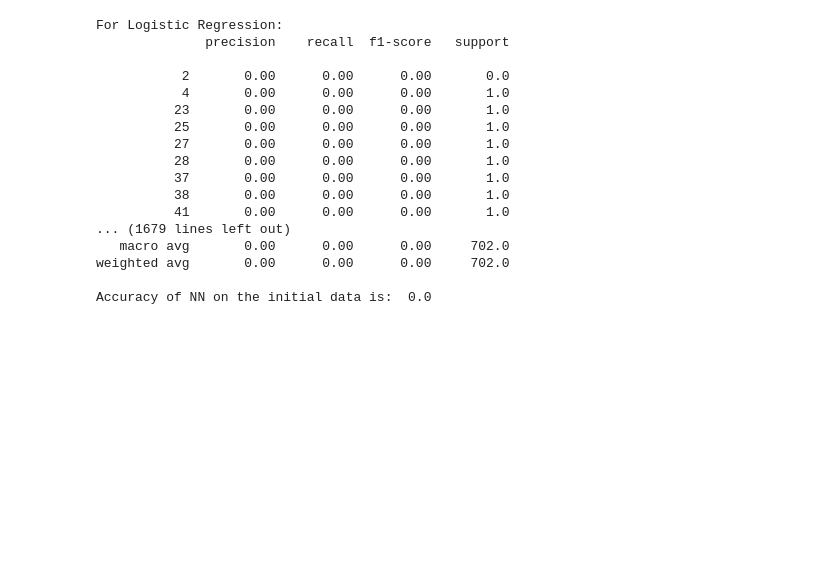
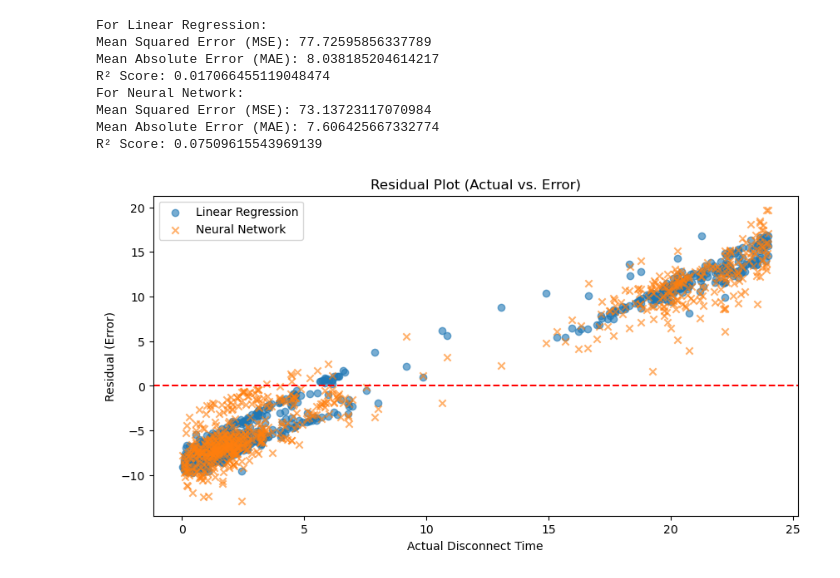
Before and after one commit to ThijsD-02/Machine-Learning-AI-Assignment-ME44312, a Jupyter notebook: Neural network.ipynb, the cells around one changed output. Cells and saved outputs as stored; diff of their text form; code cells hidden in the pictures; blank space fills up the shorter version.

Commit message:
Neural Networks Beun

```diff
--- a/Neural network.ipynb
+++ b/Neural network.ipynb
@@ -28,11 +28,6 @@ X = db[["connectionTime", "siteID", "spaceID"]].values
 X
 
 y = db['disconnectTime'].values
-#label encoding is done as model accepts only numeric values
-# so strings need to be converted into labels
-LE = preprocessing.LabelEncoder()
-LE.fit(y)
-y = LE.transform(y)
 y
 
 #splitting dataset into train, validation and test data
@@ -46,38 +41,50 @@ X_val = scaler.transform(X_val)
 X_test = scaler.transform(X_test)
 
 # Train Logistic Regression model
-train_logreg = LogisticRegression(random_state=0, max_iter=200).fit(X_train, y_train)
+train_linreg = LinearRegression().fit(X_train, y_train)
 
 # Train a Neural Network (MLPClassifier)
-train_nn = MLPClassifier(hidden_layer_sizes=(100,), activation='relu', solver='adam', max_iter=500, random_state=0)
+train_nn = MLPRegressor(hidden_layer_sizes=(100,), activation='relu', max_iter=1000, random_state=0)
 train_nn.fit(X_train, y_train)
 
 # Predictions for Logistic Regression
-pred_logreg = train_logreg.predict(X_val)
-print("For Logistic Regression: ")
-print(classification_report(y_val, pred_logreg))
-print("Accuracy of logistic regression on the initial data is: ", accuracy_score(y_val, pred_logreg))
+pred_linreg = train_linreg.predict(X_val)
+print("For Linear Regression: ")
+print("Mean Squared Error (MSE):", mean_squared_error(y_val, pred_linreg))
+print("Mean Absolute Error (MAE):", mean_absolute_error(y_val, pred_linreg))
+print("R² Score:", r2_score(y_val, pred_linreg))
 
 # Predictions for Neural Network
 pred_nn = train_nn.predict(X_val)
 print("For Neural Network: ")
-print(classification_report(y_val, pred_nn))
-print("Accuracy of NN on the initial data is: ", accuracy_score(y_val, pred_nn))
+print("Mean Squared Error (MSE):", mean_squared_error(y_val, pred_nn))
+print("Mean Absolute Error (MAE):", mean_absolute_error(y_val, pred_nn))
+print("R² Score:", r2_score(y_val, pred_nn))
 # %% [output]
-For Logistic Regression:
-              precision    recall  f1-score   support
-
-           2       0.00      0.00      0.00       0.0
-           4       0.00      0.00      0.00       1.0
-          23       0.00      0.00      0.00       1.0
-          25       0.00      0.00      0.00       1.0
-          27       0.00      0.00      0.00       1.0
-          28       0.00      0.00      0.00       1.0
-          37       0.00      0.00      0.00       1.0
-          38       0.00      0.00      0.00       1.0
-          41       0.00      0.00      0.00       1.0
-... (1679 lines left out)
-   macro avg       0.00      0.00      0.00     702.0
-weighted avg       0.00      0.00      0.00     702.0
-
-Accuracy of NN on the initial data is:  0.0
+For Linear Regression:
+Mean Squared Error (MSE): 77.72595856337789
+Mean Absolute Error (MAE): 8.038185204614217
+R² Score: 0.017066455119048474
+For Neural Network:
+Mean Squared Error (MSE): 73.13723117070984
+Mean Absolute Error (MAE): 7.606425667332774
+R² Score: 0.07509615543969139
+# %%
+# Residuals (errors)
+residuals_linreg = y_val - pred_linreg
+residuals_nn = y_val - pred_nn
+
+plt.figure(figsize=(10, 5))
+
+plt.scatter(y_val, residuals_linreg, label="Linear Regression", alpha=0.6)
+plt.scatter(y_val, residuals_nn, label="Neural Network", alpha=0.6, marker='x')
+
+plt.axhline(y=0, color='red', linestyle='dashed')  # Perfect prediction line
+
+plt.xlabel("Actual Disconnect Time")
+plt.ylabel("Residual (Error)")
+plt.title("Residual Plot (Actual vs. Error)")
+plt.legend()
+plt.show()
+# %% [output]
+[figure, added]
```
Also changed, not shown: parts of 4 cells of this notebook.
